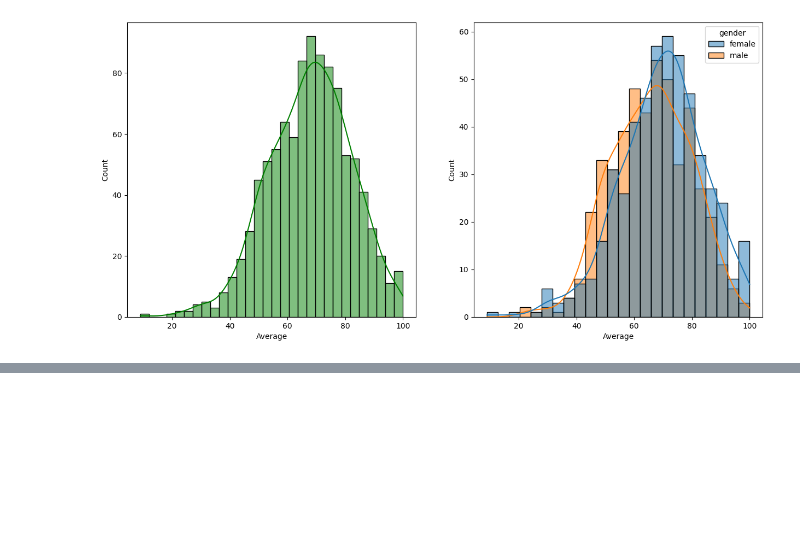
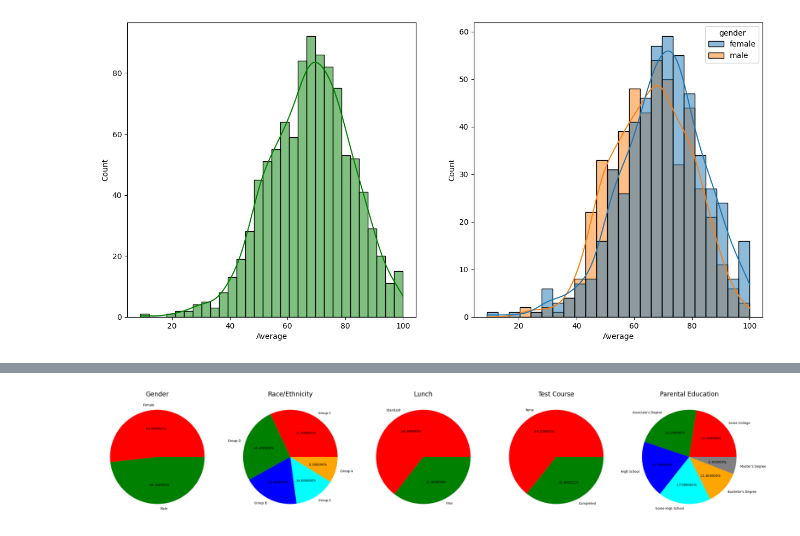
Before and after one commit to ArunavoBasu/Student_Performance_Indicator-ML-, a Jupyter notebook: notebook/EDA STUDENT PERFORMANCE.ipynb, the cells around one changed output, grey strips where cells are left out. Saved outputs shown, nothing was run; the diff lists cells and outputs as text; code cells hidden in the pictures; blank space fills up the shorter version.

```diff
--- a/notebook/EDA STUDENT PERFORMANCE.ipynb
+++ b/notebook/EDA STUDENT PERFORMANCE.ipynb
@@ -219,0 +264,62 @@ plt.show()
+# %%
+plt.rcParams['figure.figsize'] = (30, 12)
+
+plt.subplot(1, 5, 1)
+size = df['gender'].value_counts()
+labels = 'Female', 'Male'
+color = ['red','green']
+
+
+plt.pie(size, colors = color, labels = labels,autopct = '.%2f%%')
+plt.title('Gender', fontsize = 20)
+plt.axis('off')
+
+
+
+plt.subplot(1, 5, 2)
+size = df['race/ethnicity'].value_counts()
+labels = 'Group C', 'Group D','Group B','Group E','Group A'
+color = ['red', 'green', 'blue', 'cyan','orange']
+
+plt.pie(size, colors = color,labels = labels,autopct = '.%2f%%')
+plt.title('Race/Ethnicity', fontsize = 20)
+plt.axis('off')
+
+
+
+plt.subplot(1, 5, 3)
+size = df['lunch'].value_counts()
+labels = 'Standard', 'Free'
+color = ['red','green']
+
+plt.pie(size, colors = color,labels = labels,autopct = '.%2f%%')
+plt.title('Lunch', fontsize = 20)
+plt.axis('off')
+
+
+plt.subplot(1, 5, 4)
+size = df['test preparation course'].value_counts()
+labels = 'None', 'Completed'
+color = ['red','green']
+
+plt.pie(size, colors = color,labels = labels,autopct = '.%2f%%')
+plt.title('Test Course', fontsize = 20)
+plt.axis('off')
+
+
+plt.subplot(1, 5, 5)
+size = df['parental level of education'].value_counts()
+labels = 'Some College', "Associate's Degree",'High School','Some High School',"Bachelor's Degree","Master's Degree"
+color = ['red', 'green', 'blue', 'cyan','orange','grey']
+
+plt.pie(size, colors = color,labels = labels,autopct = '.%2f%%')
+plt.title('Parental Education', fontsize = 20)
+plt.axis('off')
+
+
+plt.tight_layout()
+plt.grid()
+
+plt.show()
+# %% [output]
+[figure, added]
```
Also changed, not shown: parts of 15 cells of this notebook.
